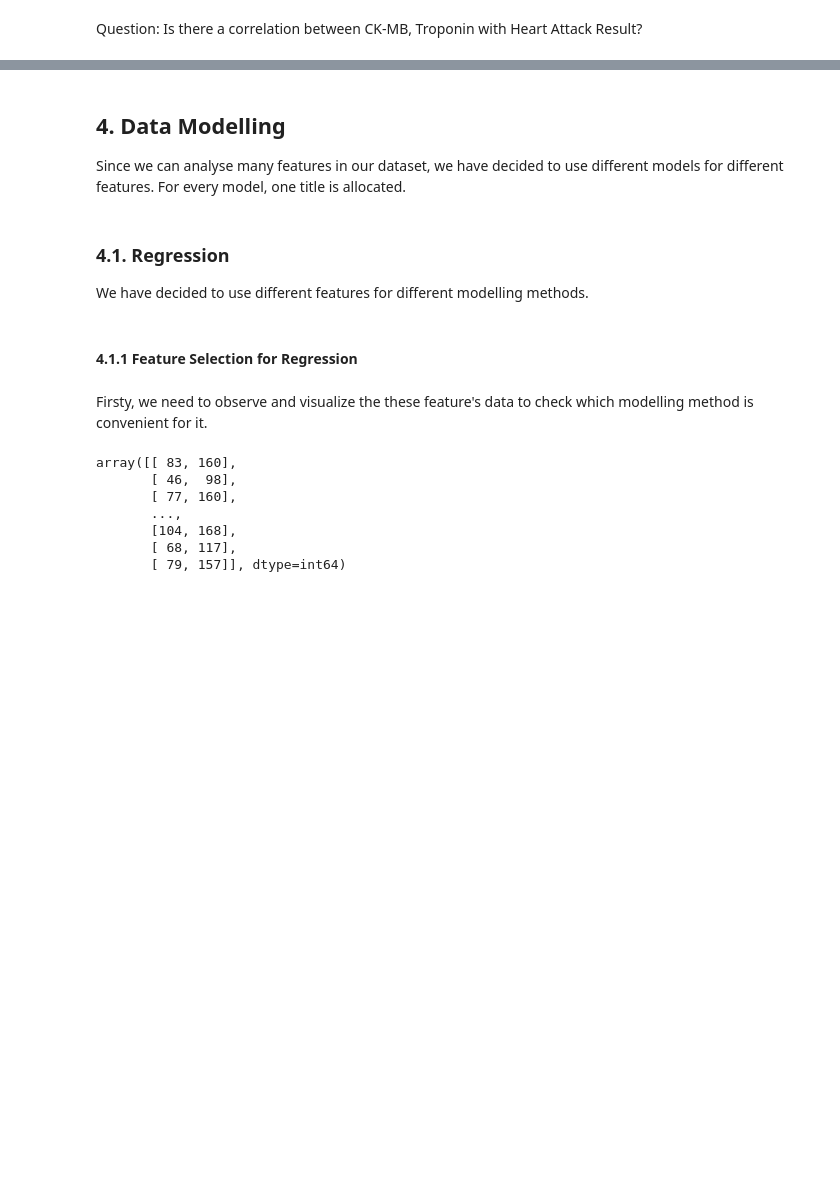
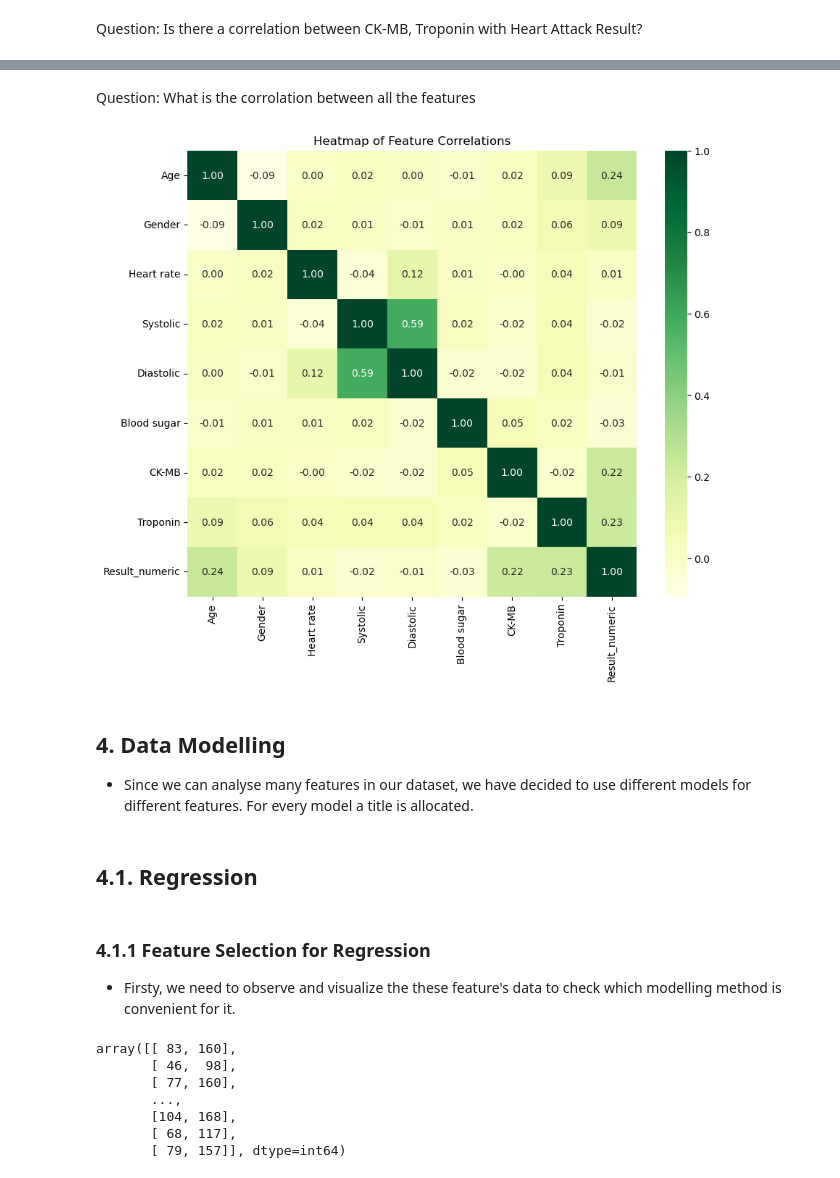
Before and after one commit to berkinKagan/DataVis, a Jupyter notebook: Miniproject_template (1).ipynb, the cells around one changed output, grey strips where cells are left out. Saved outputs shown, nothing was run; the diff lists cells and outputs as text; code cells hidden in the pictures; blank space fills up the shorter version.

```diff
--- a/Miniproject_template (1).ipynb
+++ b/Miniproject_template (1).ipynb
@@ -335,15 +357,28 @@ plt.legend(title= "Age Range:", loc="center left", bbox_to_anchor=(1, 0, 0.5, 1)
+# %% [markdown]
+Question: What is the corrolation between all the features
+# %%
+# Convert categorical 'Result' column to numeric:'positive' -> 1 and 'negative' -> 0
+data['Result_numeric'] = data['Result'].apply(lambda x: 1 if x == 'positive' else 0)
+
+# Compute the correlation matrix for all numeric columns
+corr = data.select_dtypes(include=[np.number]).corr()
+
+# Generate a heatmap
+plt.figure(figsize=(10, 8))
+sns.heatmap(corr, annot=True, fmt=".2f", cmap='YlGn')
+plt.title('Heatmap of Feature Correlations')
+plt.show()
+# %% [output]
+[figure, added]
 # %% [markdown]
 ## 4. Data Modelling
 
-Since we can analyse many features in our dataset, we have decided to use different models for different features. For every model, one title is allocated.
+* Since we can analyse many features in our dataset, we have decided to use different models for different features. For every model a title is allocated.
-# %% [markdown]
-### 4.1. Regression
-
-We have decided to use different features for different modelling methods.
 # %% [markdown]
-#### 4.1.1 Feature Selection for Regression
+## 4.1. Regression
 # %% [markdown]
-Firsty, we need to observe and visualize the these feature's data to check which modelling method is convenient for it.
+### 4.1.1 Feature Selection for Regression
+* Firsty, we need to observe and visualize the these feature's data to check which modelling method is convenient for it.
 # %%
 features = data[['Diastolic','Systolic']]
 features.values
```
Also changed, not shown: parts of 117 cells of this notebook.
